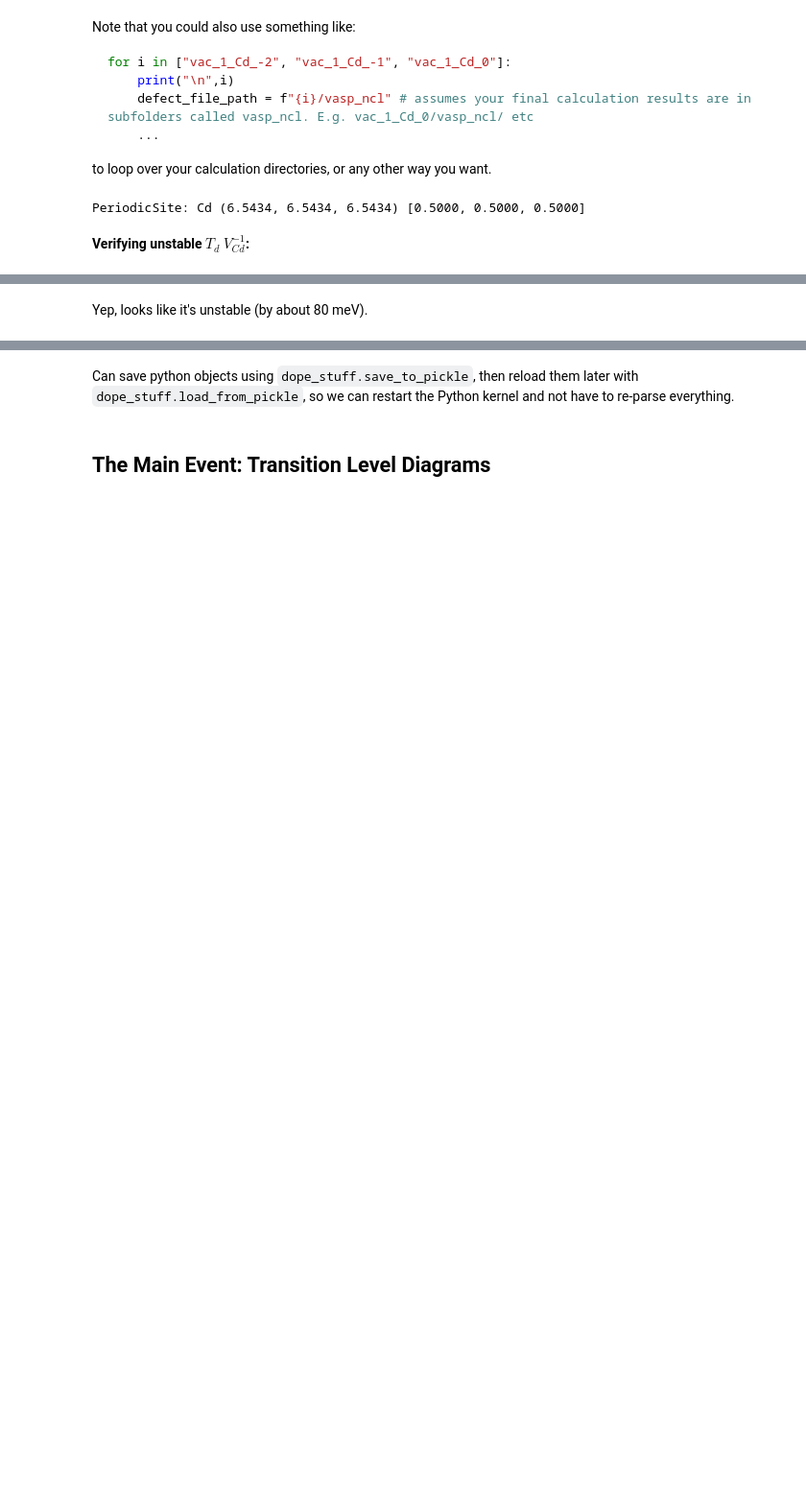
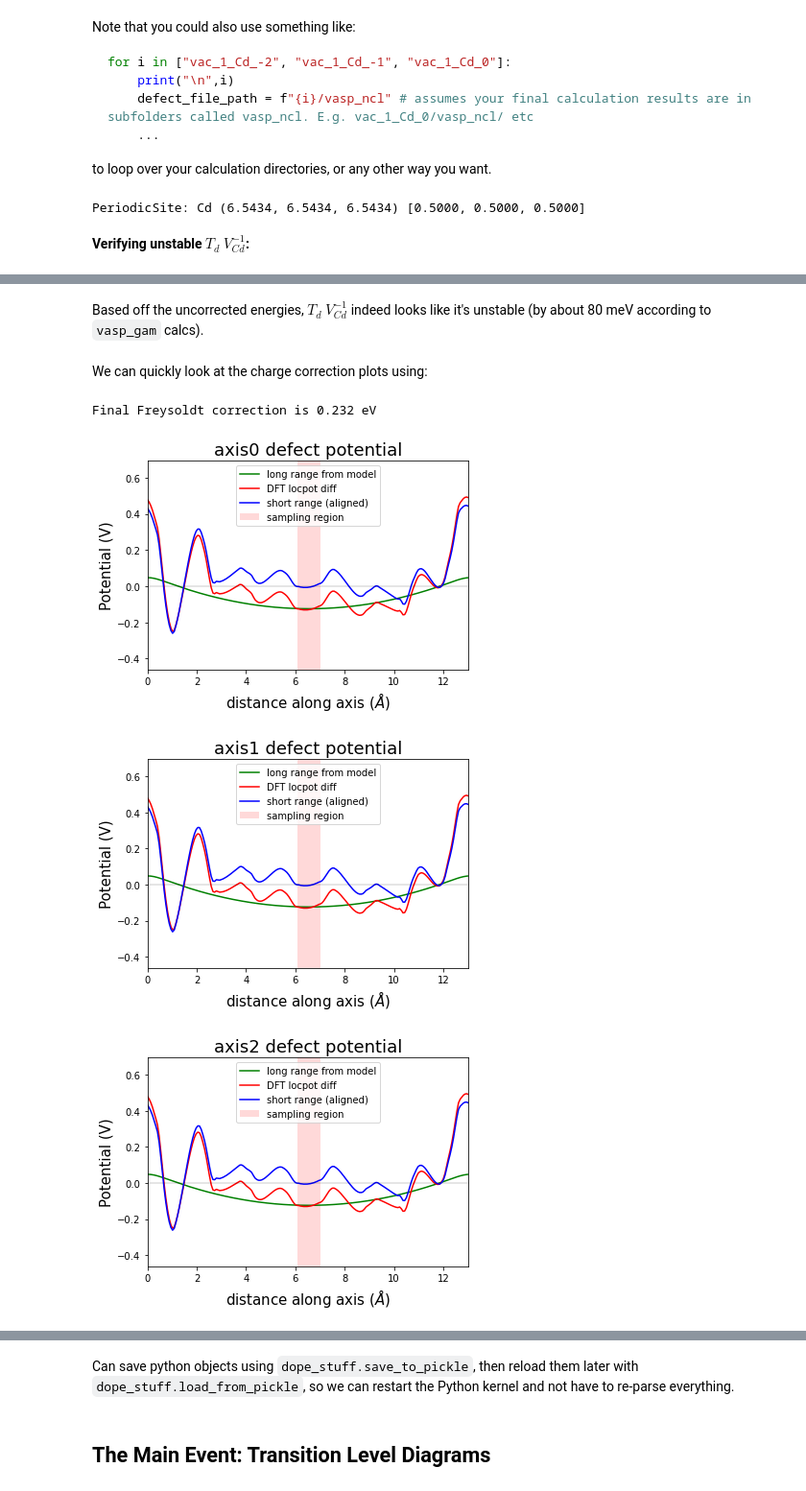
Before and after one commit to teruya7/doped, a Jupyter notebook: doped_Parsing_Example.ipynb, the cells around one changed output, grey strips where cells are left out. Shown at 96% size. Drawn from its saved outputs; the diff is of its cells as text; code cells hidden in the pictures; blank space fills up the shorter version.

```diff
--- a/doped_Parsing_Example.ipynb
+++ b/doped_Parsing_Example.ipynb
@@ -183,5 +172,14 @@ Corrected energy: 11.007306245374078 eV
 # %% [markdown]
-Yep, looks like it's unstable (by about 80 meV).
+Based off the uncorrected energies, $T_d$ $V_{Cd}^{-1}$ indeed looks like it's unstable (by about 80 meV according to `vasp_gam` calcs).
+# %% [markdown]
+We can quickly look at the charge correction plots using:
 # %%
 from doped.pycdt.corrections.finite_size_charge_correction import get_correction_freysoldt
+# %%
+get_correction_freysoldt(vac_1_Cd_vgam_dict["-1_C3v"], dielectric, plot = True);
+# %% [output]
+Final Freysoldt correction is 0.232 eV
+[figure, added]
+[figure, added]
+[figure, added]
 # %%
```
Also changed, not shown: parts of 7 cells of this notebook, 3 other files.
